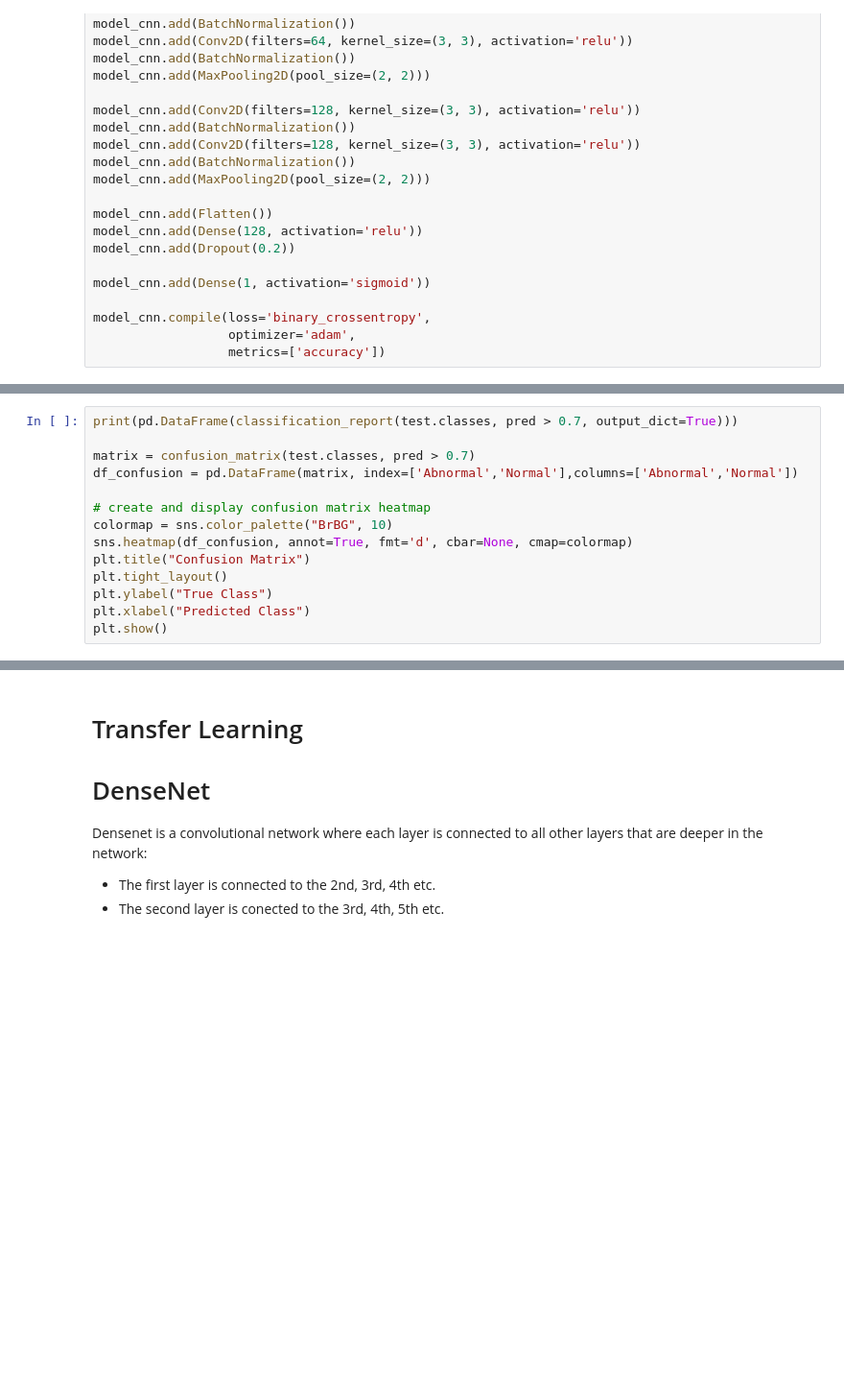
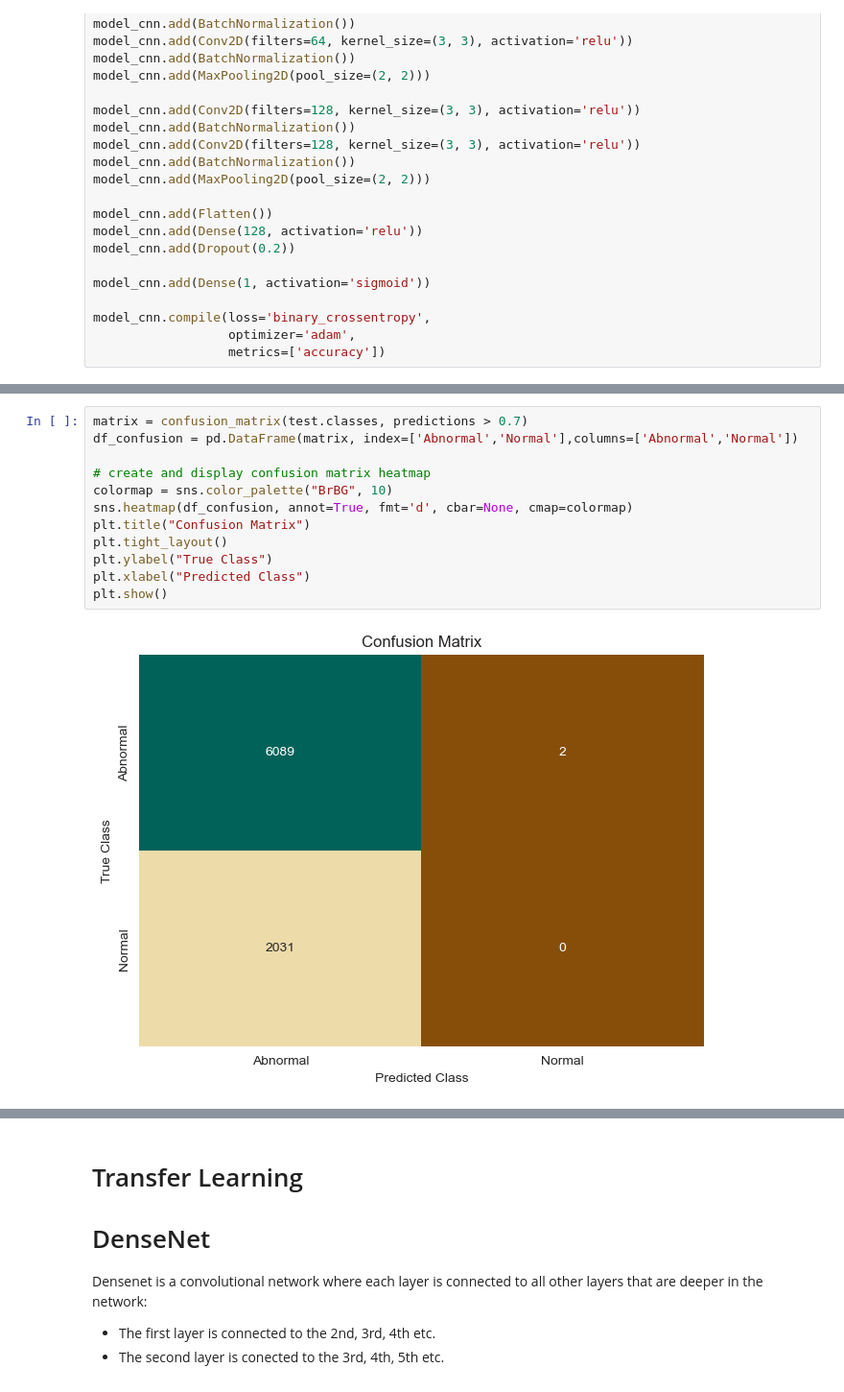
Before and after one commit to kfurtado2171/ML-Leukemia-Detection, a Jupyter notebook: leukemia-detection-model-comparison.ipynb, the cells around one changed output, grey strips where cells are left out. Shown at 96% size. Drawn from its saved outputs; the diff is of its cells as text; blank space fills up the shorter version.

```diff
--- a/leukemia-detection-model-comparison.ipynb
+++ b/leukemia-detection-model-comparison.ipynb
@@ -271,14 +326,14 @@ plt.show()
 # %%
-print(pd.DataFrame(classification_report(test.classes, pred > 0.7, output_dict=True)))
-
-matrix = confusion_matrix(test.classes, pred > 0.7)
+matrix = confusion_matrix(test.classes, predictions > 0.7)
 df_confusion = pd.DataFrame(matrix, index=['Abnormal','Normal'],columns=['Abnormal','Normal'])
 
 # create and display confusion matrix heatmap
 colormap = sns.color_palette("BrBG", 10)
 sns.heatmap(df_confusion, annot=True, fmt='d', cbar=None, cmap=colormap)
 plt.title("Confusion Matrix")
 plt.tight_layout()
 plt.ylabel("True Class")
 plt.xlabel("Predicted Class")
 plt.show()
+# %% [output]
+[figure, added]
```
Also changed, not shown: parts of 19 cells of this notebook, 3 other files.
